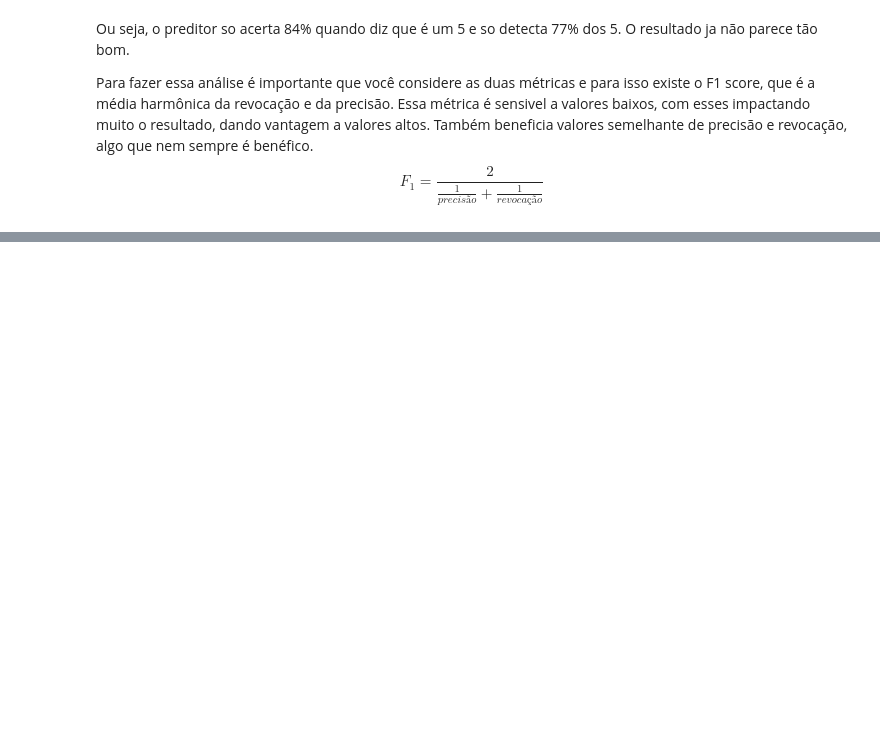
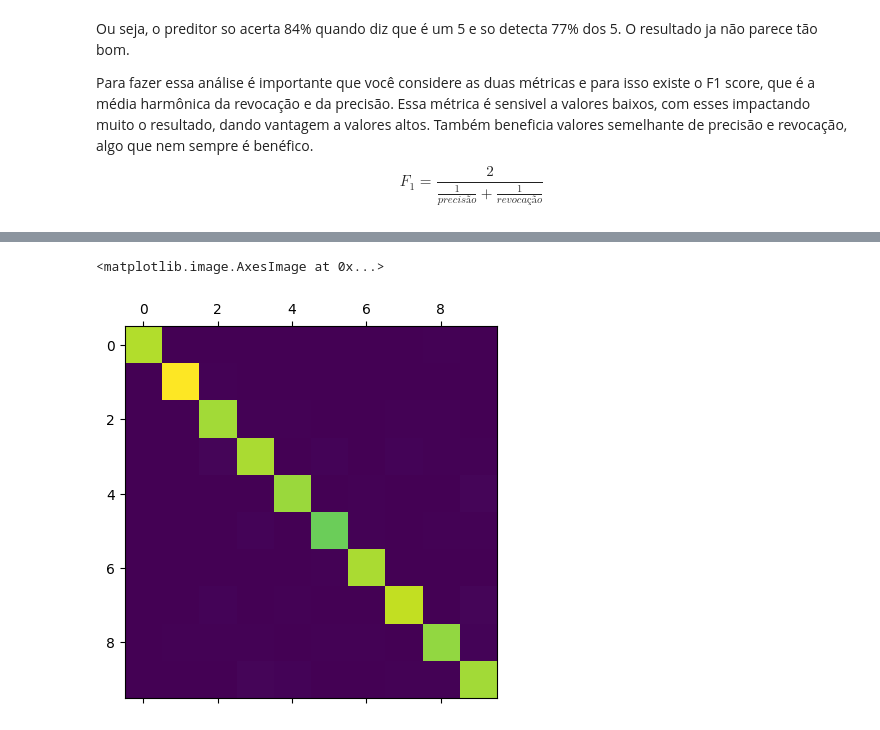
Before and after one commit to RafaelM0raes/HandsOn, a Jupyter notebook: Classificação.ipynb, the cells around one changed output, grey strips where cells are left out. Cells and saved outputs as stored; diff of their text form; code cells hidden in the pictures; blank space fills up the shorter version.

```diff
--- a/Classificação.ipynb
+++ b/Classificação.ipynb
@@ -131,0 +185,3 @@ plt.show()
+# %%
+rd_multi = RandomForestClassifier()
+rd_multi.fit(X_train, y_train)
@@ -131,0 +202,8 @@ plt.show()
+# %%
+y_train_pred_multi = cross_val_predict(rd_multi, X_train, y_train, cv=3)
+# %%
+conf_mat = confusion_matrix(y_train, y_train_pred_multi)
+plt.matshow(conf_mat)
+# %% [output]
+<matplotlib.image.AxesImage at 0x...>
+[figure, added]
```
Also changed, not shown: parts of 25 cells of this notebook.
